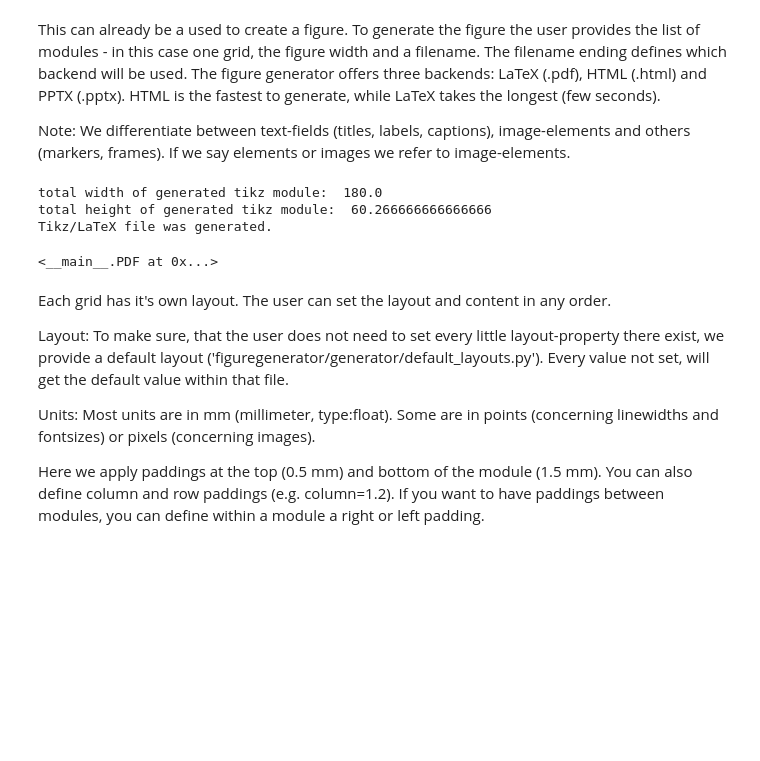
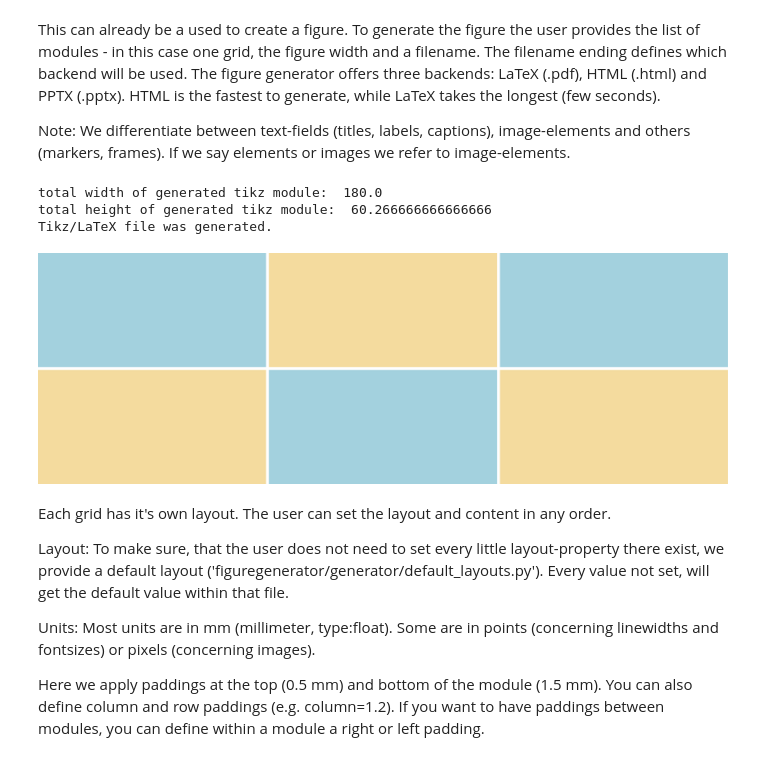
Before and after one commit to Mira-13/figure-gen, a Jupyter notebook: Tutorial.ipynb, the cells around one changed output. Drawn from its saved outputs; the diff is of its cells as text; code cells hidden in the pictures; blank space fills up the shorter version.

Commit message:
jupyter: show images

```diff
--- a/Tutorial.ipynb
+++ b/Tutorial.ipynb
@@ -25,3 +14,16 @@ class PDF(object):
+# %%
+from pdf2image import convert_from_path
+from IPython.display import Image
+import cv2
+
+def loadpdf(pdfname):
+    images = convert_from_path(pdfname, dpi=1000)
+    return np.array(images[0])
+
+def convert(pdfname):
+    img = loadpdf(pdfname)
+    cv2.imwrite(pdfname.replace('.pdf', '.png'), cv2.cvtColor(img, cv2.COLOR_RGB2BGR))
+    return pdfname.replace('.pdf', '.png')
 # %% [markdown]
 First we need to import the figure generator, so that we can create such figures.
 The other two imports contain useful functions to work with image data.
@@ -74,12 +76,15 @@ Note: We differentiate between text-fields (titles, labels, captions), image-ele
 generator.horizontal_figure([grid], width_cm=18., filename='singlemodule_test.pdf')
 
 # show result
-PDF("singlemodule_test.pdf", (800,400))
+pngname = convert("singlemodule_test.pdf")
 # %% [output]
 total width of generated tikz module:  180.0
 total height of generated tikz module:  60.266666666666666
 Tikz/LaTeX file was generated.
-<__main__.PDF at 0x...>
+# %%
+Image(filename=pngname)
+# %% [output]
+[figure, added]
 # %% [markdown]
 Each grid has it's own layout. The user can set the layout and content in any order.
 
```
Also changed, not shown: parts of 10 cells of this notebook.
